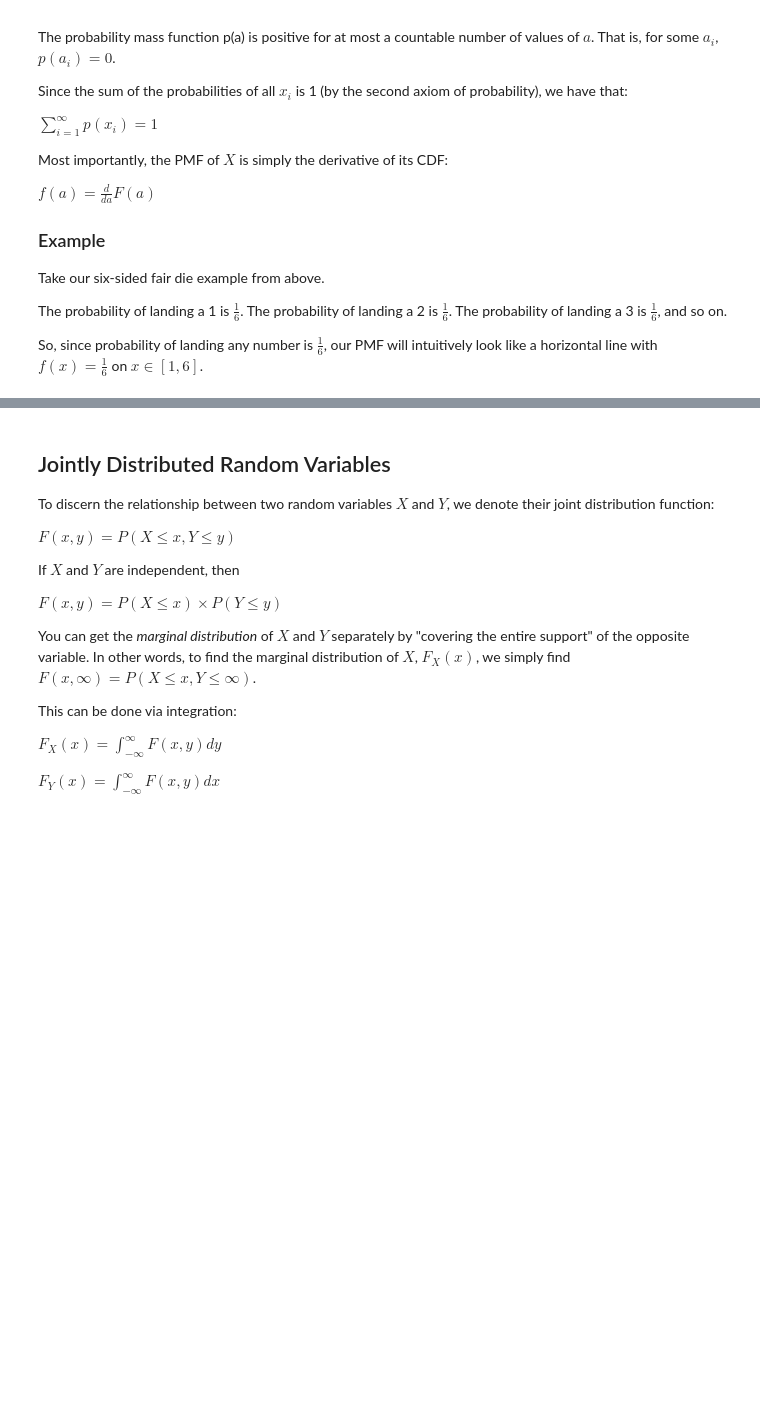
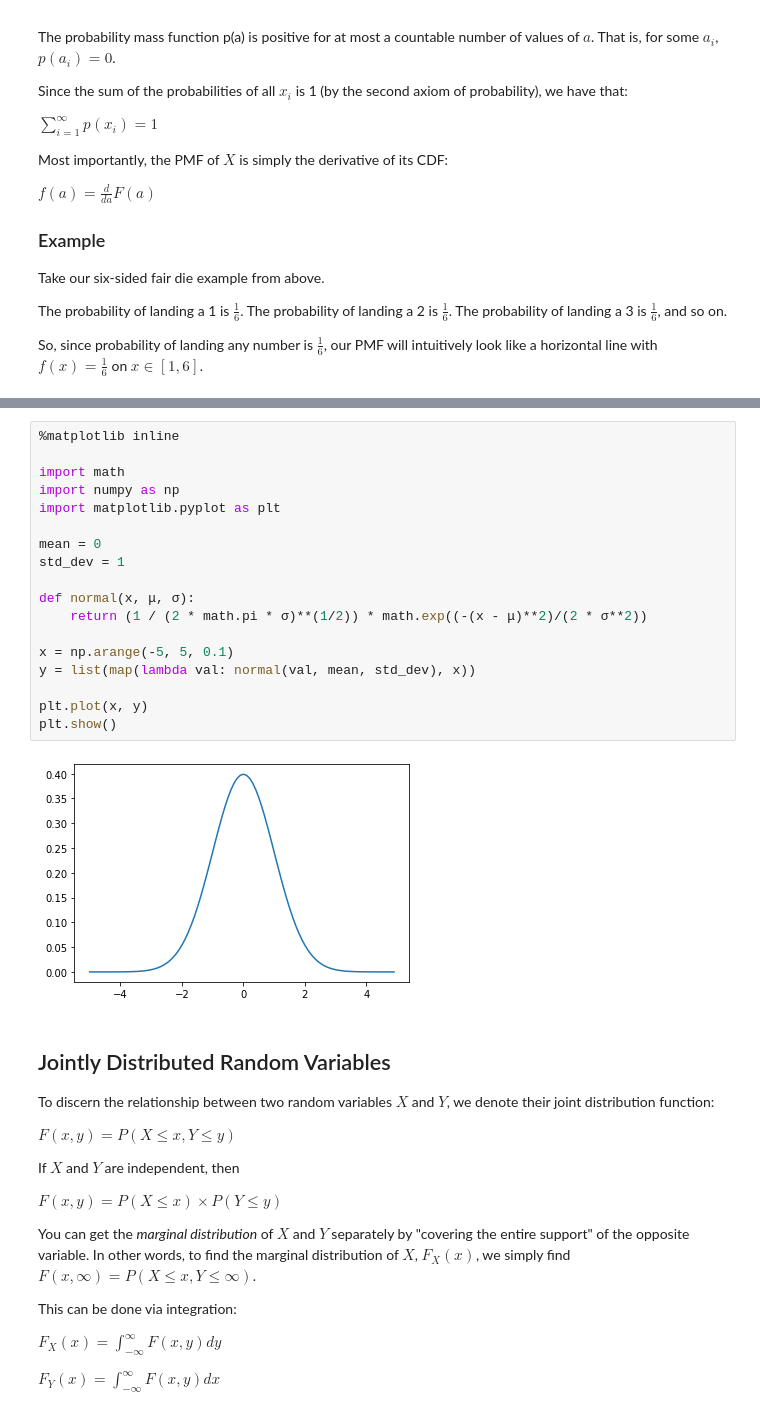
Before and after one commit to anthonykrivonos/probs-and-stats, a Jupyter notebook: chapter-4.ipynb, the cells around one changed output, grey strips where cells are left out. Saved outputs shown, nothing was run; the diff lists cells and outputs as text; blank space fills up the shorter version.

```diff
--- a/chapter-4.ipynb
+++ b/chapter-4.ipynb
@@ -99,3 +118,23 @@ plt.show()
+# %%
+%matplotlib inline
+
+import math
+import numpy as np
+import matplotlib.pyplot as plt
+
+mean = 0
+std_dev = 1
+
+def normal(x, μ, σ):
+    return (1 / (2 * math.pi * σ)**(1/2)) * math.exp((-(x - μ)**2)/(2 * σ**2))
+
+x = np.arange(-5, 5, 0.1)
+y = list(map(lambda val: normal(val, mean, std_dev), x))
+
+plt.plot(x, y)
+plt.show()
+# %% [output]
+[figure, added]
 # %% [markdown]
 ## Jointly Distributed Random Variables
 
```
Also changed, not shown: parts of 11 cells of this notebook.
